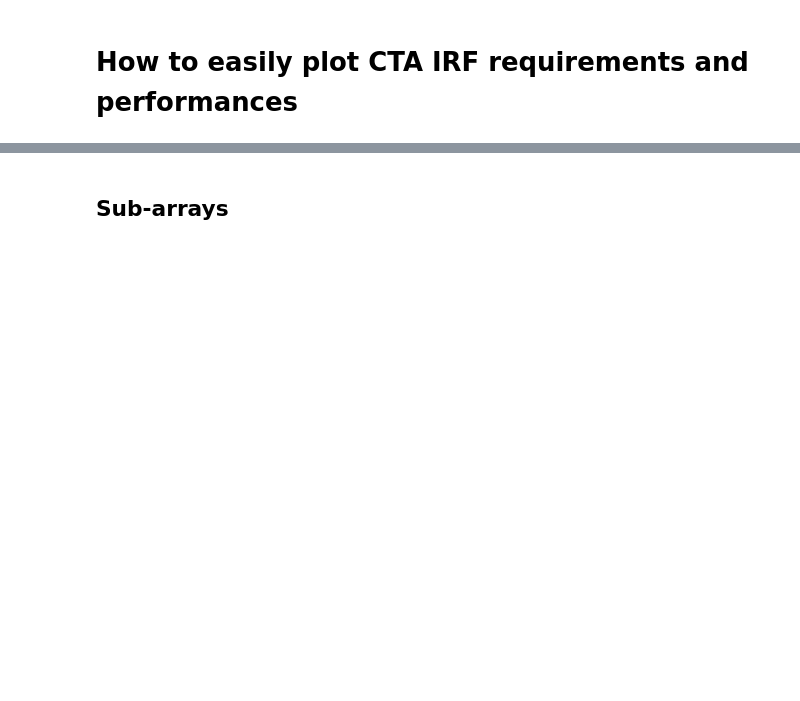
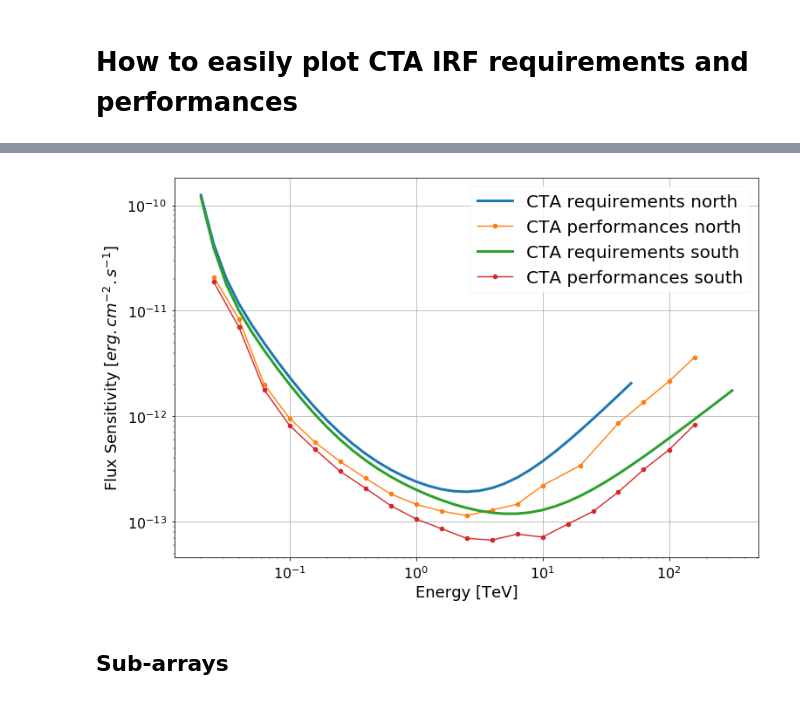
Before and after one commit to cta-observatory/ctaplot, a Jupyter notebook: examples/notebooks/plot_cta_irf.ipynb, the cells around one changed output, grey strips where cells are left out. Drawn from its saved outputs; the diff is of its cells as text; code cells hidden in the pictures; blank space fills up the shorter version.

Commit message:
sensitivity plot working

```diff
--- a/examples/notebooks/plot_cta_irf.ipynb
+++ b/examples/notebooks/plot_cta_irf.ipynb
@@ -47,3 +44,14 @@ plt.legend(prop = font)
+# %%
+fig, ax = plt.subplots(figsize=(12,8))
+ax = ctaplot.plot_sensitivity_requirement('north', ax=ax, linewidth=3)
+ax = ctaplot.plot_sensitivity_performances('north', ax=ax, marker='o')
+ax = ctaplot.plot_sensitivity_requirement('south', ax=ax,  linewidth=3)
+ax = ctaplot.plot_sensitivity_performances('south', ax=ax, marker='o')
+ax.set_ylabel(r'Flux Sensitivity $[erg.cm^{-2}.s^{-1}]$')
+ax.grid()
+plt.legend(prop = font)
+# %% [output]
+[figure, added]
 # %% [markdown]
 ## Sub-arrays
 # %%
```
Also changed, not shown: parts of 4 cells of this notebook, 2 other files.
